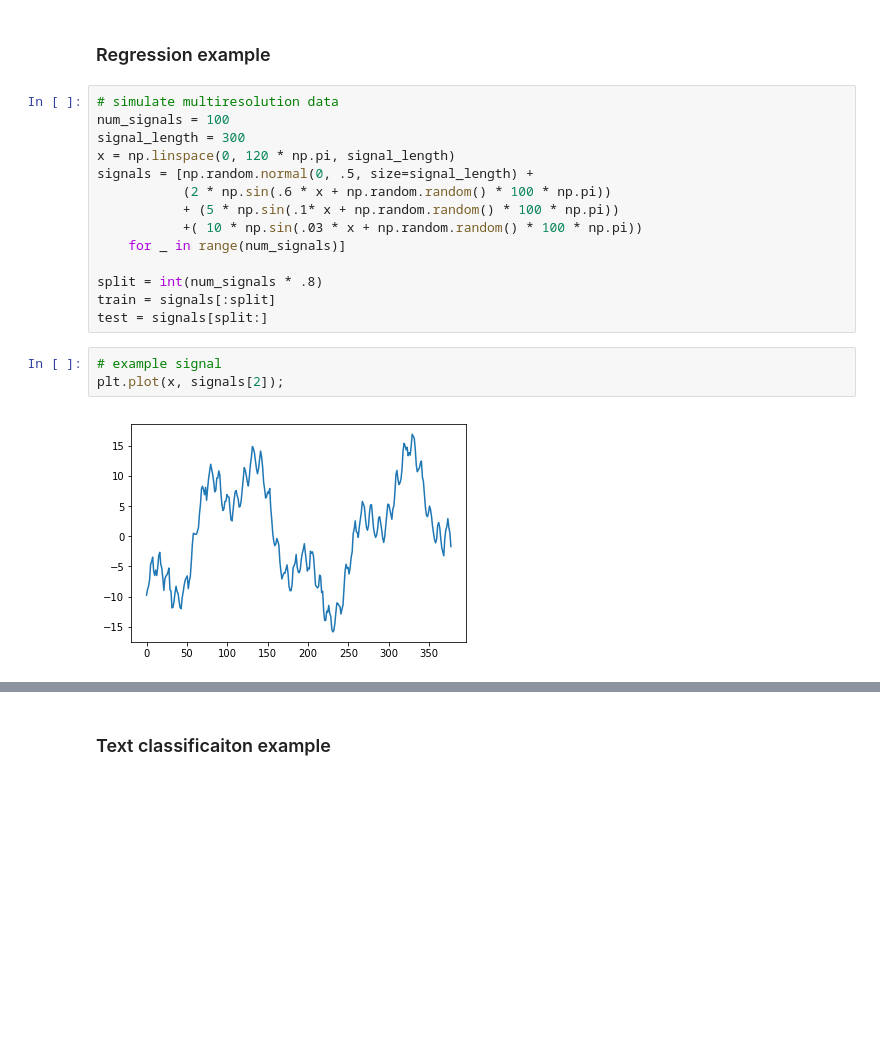
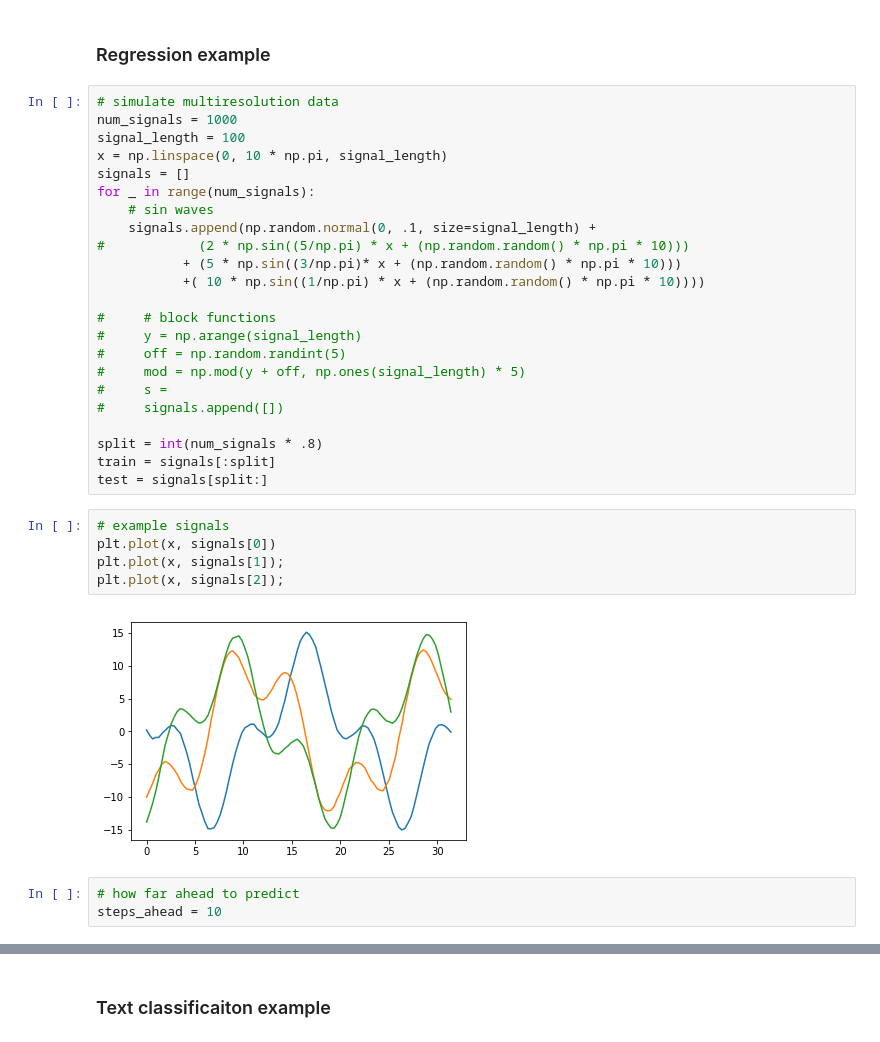
Before and after one commit to nsfinkelstein/hierarchical-rnn, a Jupyter notebook: hmlstm_demo.ipynb, the cells around one changed output, grey strips where cells are left out. Cells and saved outputs as stored; diff of their text form; blank space fills up the shorter version.

```diff
--- a/hmlstm_demo.ipynb
+++ b/hmlstm_demo.ipynb
@@ -14,23 +14,37 @@ from string import ascii_lowercase
 ### Regression example
 # %%
 # simulate multiresolution data
-num_signals = 100
-signal_length = 300
-x = np.linspace(0, 120 * np.pi, signal_length)
-signals = [np.random.normal(0, .5, size=signal_length) +
-           (2 * np.sin(.6 * x + np.random.random() * 100 * np.pi))
-           + (5 * np.sin(.1* x + np.random.random() * 100 * np.pi))
-           +( 10 * np.sin(.03 * x + np.random.random() * 100 * np.pi))
-    for _ in range(num_signals)]
+num_signals = 1000
+signal_length = 100
+x = np.linspace(0, 10 * np.pi, signal_length)
+signals = []
+for _ in range(num_signals):
+    # sin waves
+    signals.append(np.random.normal(0, .1, size=signal_length) +
+#            (2 * np.sin((5/np.pi) * x + (np.random.random() * np.pi * 10)))
+           + (5 * np.sin((3/np.pi)* x + (np.random.random() * np.pi * 10)))
+           +( 10 * np.sin((1/np.pi) * x + (np.random.random() * np.pi * 10))))
+
+#     # block functions
+#     y = np.arange(signal_length)
+#     off = np.random.randint(5)
+#     mod = np.mod(y + off, np.ones(signal_length) * 5)
+#     s =
+#     signals.append([])
 
 split = int(num_signals * .8)
 train = signals[:split]
 test = signals[split:]
 # %%
-# example signal
+# example signals
+plt.plot(x, signals[0])
+plt.plot(x, signals[1]);
 plt.plot(x, signals[2]);
 # %% [output]
-[figure, old version]
+[figure, new version]
+# %%
+# how far ahead to predict
+steps_ahead = 10
 # %%
 # prepare data
 train_batches_in = []
```
Also changed, not shown: parts of 14 cells of this notebook, 4 other files.
